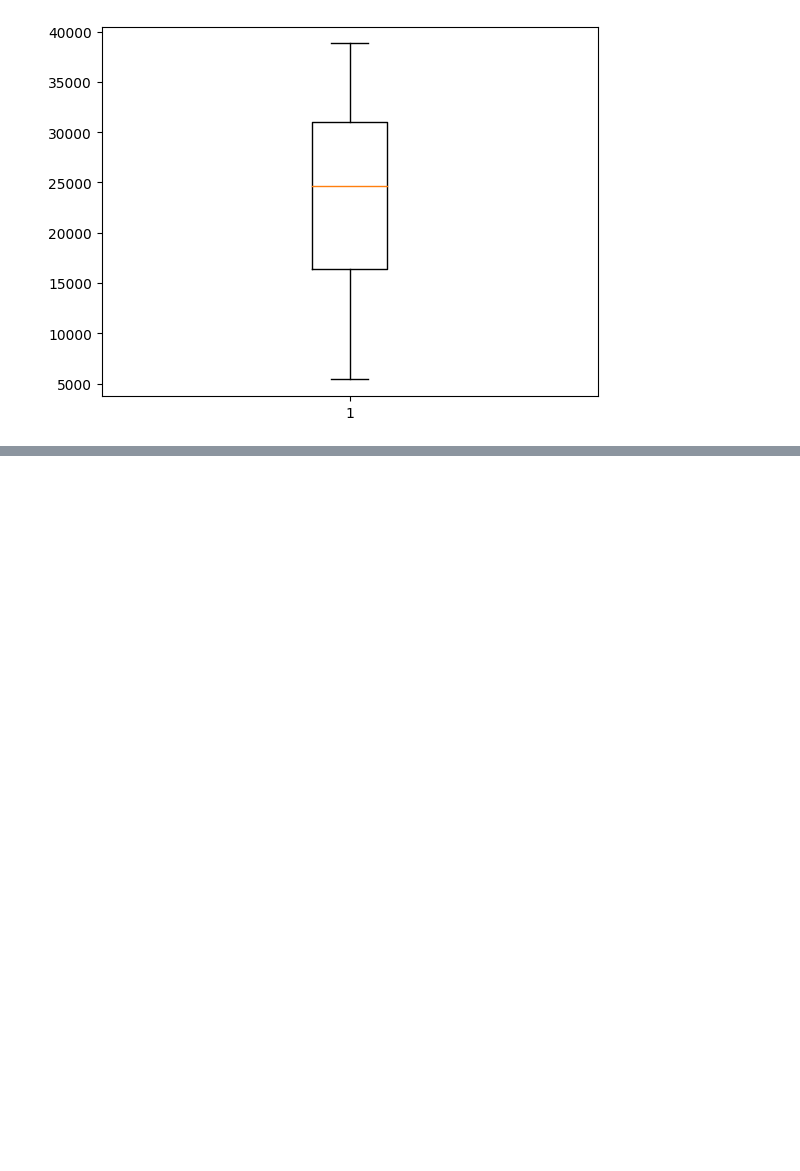
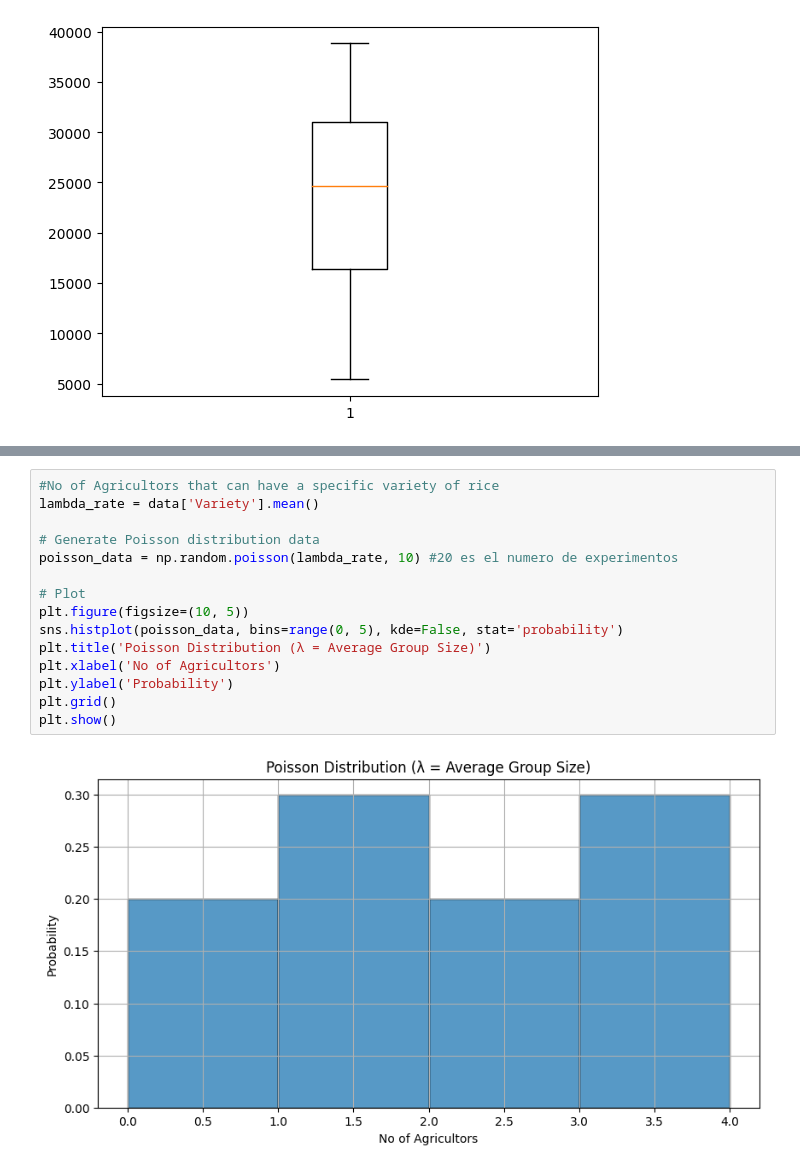
Before and after one commit to 2026726-dotcom/STDA, a Jupyter notebook: CA1.ipynb, the cells around one changed output, grey strips where cells are left out. Cells and saved outputs as stored; diff of their text form; blank space fills up the shorter version.

```diff
--- a/CA1.ipynb
+++ b/CA1.ipynb
@@ -356,0 +393,17 @@ plt.show()
+# %%
+#No of Agricultors that can have a specific variety of rice
+lambda_rate = data['Variety'].mean()
+
+# Generate Poisson distribution data
+poisson_data = np.random.poisson(lambda_rate, 10) #20 es el numero de experimentos
+
+# Plot
+plt.figure(figsize=(10, 5))
+sns.histplot(poisson_data, bins=range(0, 5), kde=False, stat='probability')
+plt.title('Poisson Distribution (λ = Average Group Size)')
+plt.xlabel('No of Agricultors')
+plt.ylabel('Probability')
+plt.grid()
+plt.show()
+# %% [output]
+[figure, added]
```
Also changed, not shown: parts of 29 cells of this notebook.
